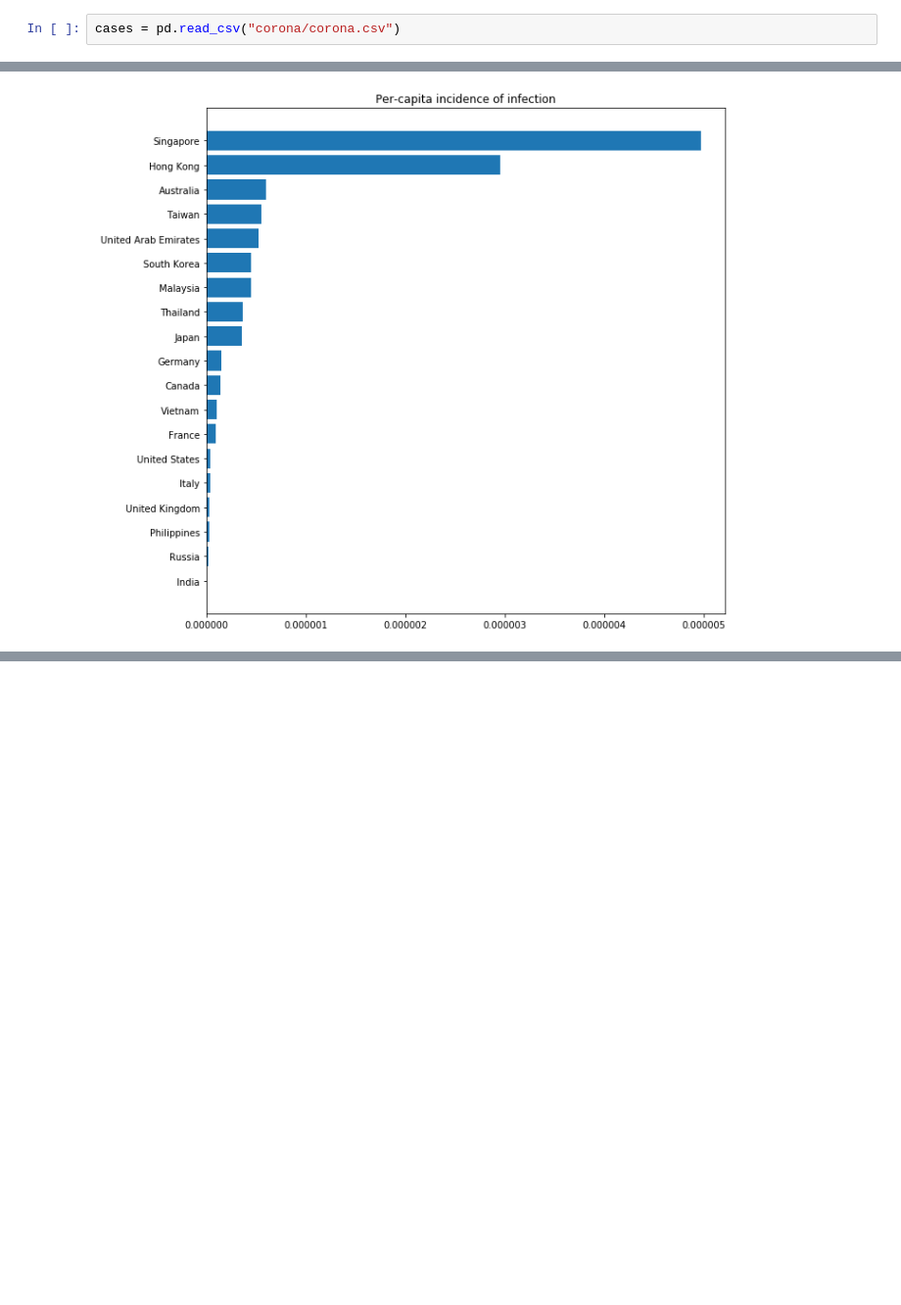
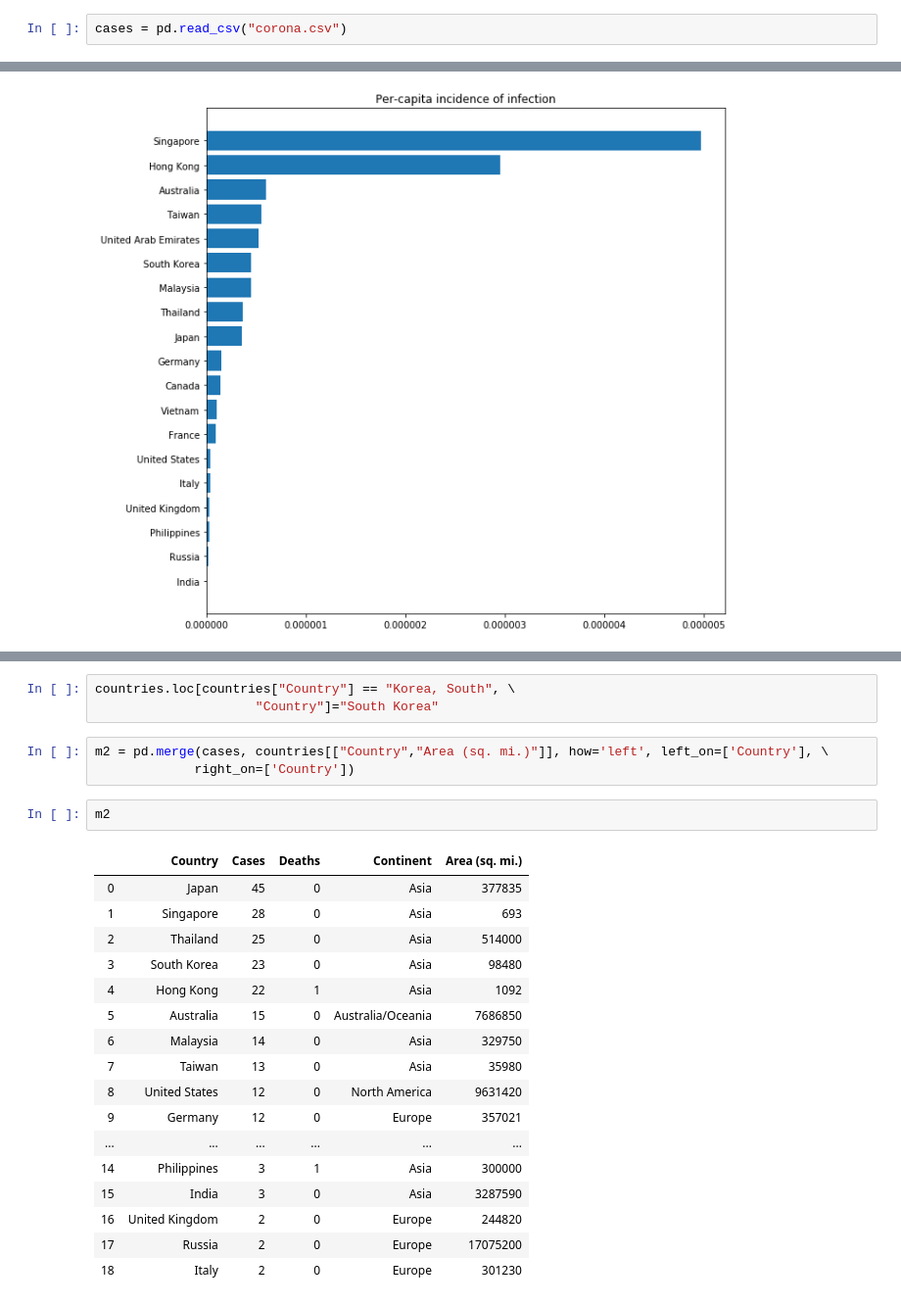
Before and after one commit to ugovaretto/corona, a Jupyter notebook: Corona.ipynb, the cells around one changed output, grey strips where cells are left out. Shown: that part at 98% size. Drawn from its saved outputs; the diff is of its cells as text; blank space fills up the shorter version.

```diff
--- a/Corona.ipynb
+++ b/Corona.ipynb
@@ -5,5 +7,5 @@ import warnings
 warnings.filterwarnings("ignore", message="numpy.dtype size changed")
 warnings.filterwarnings("ignore", message="numpy.ufunc size changed")
 # %%
-cases = pd.read_csv("corona/corona.csv")
+cases = pd.read_csv("corona.csv")
 # %%
@@ -91,0 +128,26 @@ plt.barh(pcs["Country"], pcs["Cases per capita"])
+# %%
+countries.loc[countries["Country"] == "Korea, South", \
+                     "Country"]="South Korea"
+# %%
+m2 = pd.merge(cases, countries[["Country","Area (sq. mi.)"]], how='left', left_on=['Country'], \
+             right_on=['Country'])
+# %%
+m2
+# %% [output]
+|  | Country | Cases | Deaths | Continent | Area (sq. mi.) |
+| 0 | Japan | 45 | 0 | Asia | 377835 |
+| 1 | Singapore | 28 | 0 | Asia | 693 |
+| 2 | Thailand | 25 | 0 | Asia | 514000 |
+| 3 | South Korea | 23 | 0 | Asia | 98480 |
+| 4 | Hong Kong | 22 | 1 | Asia | 1092 |
+| 5 | Australia | 15 | 0 | Australia/Oceania | 7686850 |
+| 6 | Malaysia | 14 | 0 | Asia | 329750 |
+| 7 | Taiwan | 13 | 0 | Asia | 35980 |
+| 8 | United States | 12 | 0 | North America | 9631420 |
+| 9 | Germany | 12 | 0 | Europe | 357021 |
+| ... | ... | ... | ... | ... | ... |
+| 14 | Philippines | 3 | 1 | Asia | 300000 |
+| 15 | India | 3 | 0 | Asia | 3287590 |
+| 16 | United Kingdom | 2 | 0 | Europe | 244820 |
+| 17 | Russia | 2 | 0 | Europe | 17075200 |
+| 18 | Italy | 2 | 0 | Europe | 301230 |
```
Also changed, not shown: parts of 17 cells of this notebook, 3 other files.
